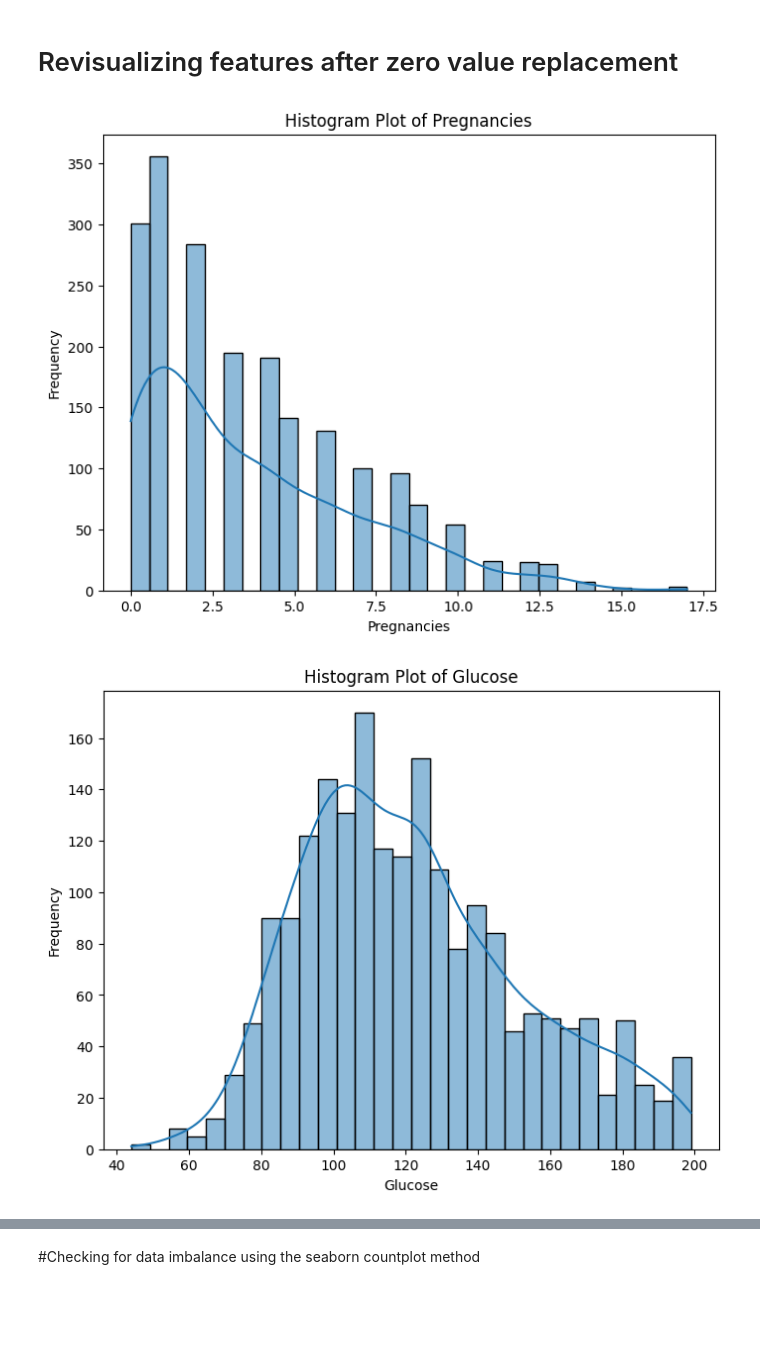
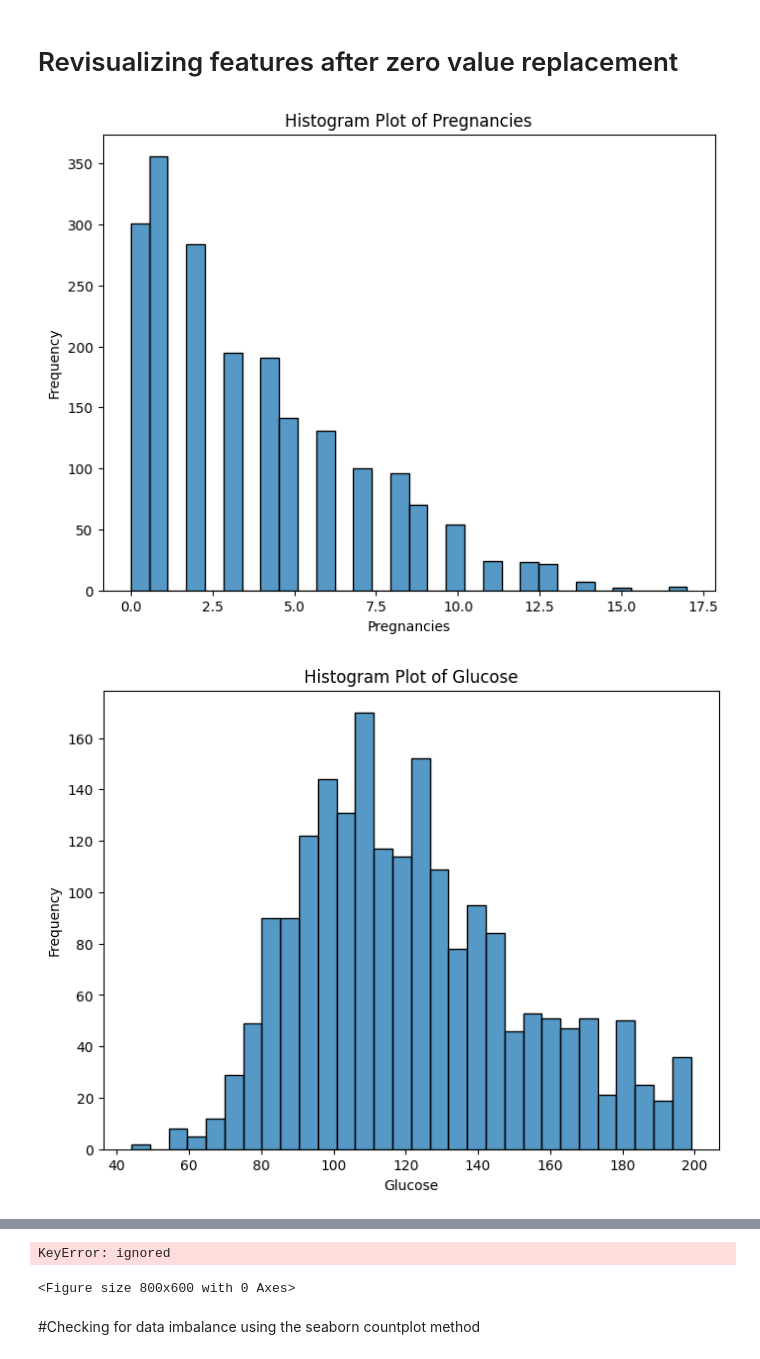
Before and after one commit to Jtandoh01/Disease-Prediction-ML-DCIT311, a Jupyter notebook: End_of_semester_project_DCIT313.ipynb, the cells around one changed output, grey strips where cells are left out. Saved outputs shown, nothing was run; the diff lists cells and outputs as text; code cells hidden in the pictures; blank space fills up the shorter version.

```diff
--- a/End_of_semester_project_DCIT313.ipynb
+++ b/End_of_semester_project_DCIT313.ipynb
@@ -110,14 +110,14 @@ dtype: int64
 # %%
 features_to_visualize = ['Pregnancies', 'Glucose', 'BloodPressure', 'SkinThickness', 'Insulin',
        'BMI', 'DiabetesPedigreeFunction', 'Age']
 
 for column in features_to_visualize:
   plt.figure(figsize=(8, 6))
-  sns.histplot(features[column], bins=30, kde=True)
+  sns.histplot(features[column], bins=30,)
   plt.title(f'Histogram Plot of {column}')
   plt.xlabel(column)
   plt.ylabel('Frequency')
   plt.show()
 # %% [output]
-[figure, old version]
+[figure, new version]
-[figure, old version]
+[figure, new version]
@@ -130,3 +126,5 @@ for column in features_to_visualize:
+KeyError: ignored
+<Figure size 800x600 with 0 Axes>
 # %% [markdown]
 #Checking for data imbalance using the seaborn countplot method
 # %%
```
Also changed, not shown: parts of 31 cells of this notebook.
